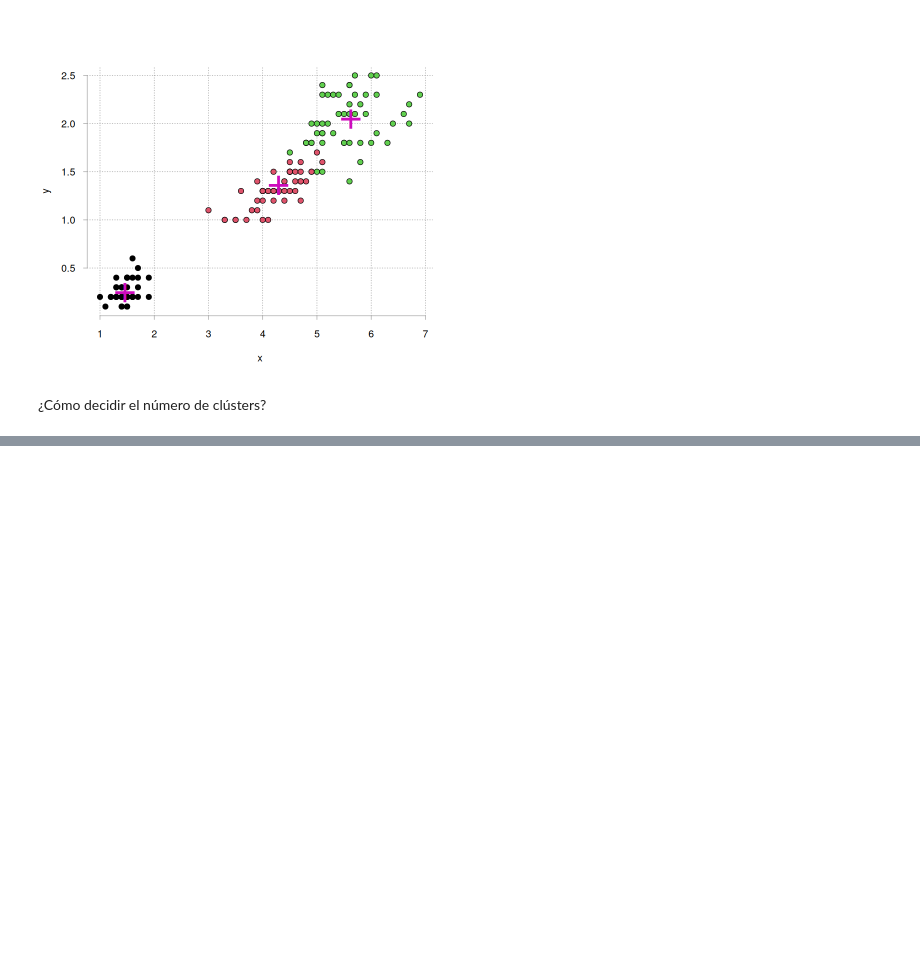
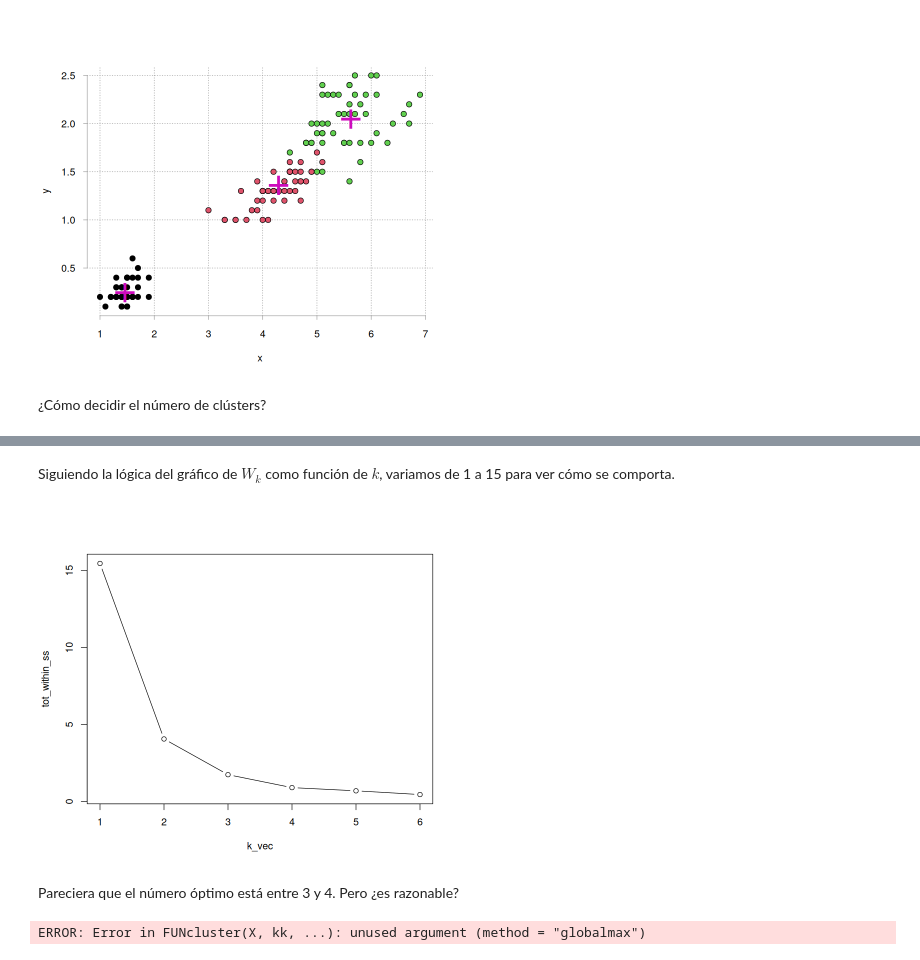
Before and after one commit to jealcalat/Analisis_multivariado-deprecated-, a Jupyter notebook: 5_descomposicion_datos_tecnicas/5.3_analisis_de_cluster.ipynb, the cells around one changed output, grey strips where cells are left out. Cells and saved outputs as stored; diff of their text form; code cells hidden in the pictures; blank space fills up the shorter version.

```diff
--- a/5_descomposicion_datos_tecnicas/5.3_analisis_de_cluster.ipynb
+++ b/5_descomposicion_datos_tecnicas/5.3_analisis_de_cluster.ipynb
@@ -293,0 +318,28 @@ plot(k_vec, tot_within_ss, type = 'b')
+# %% [markdown]
+Siguiendo la lógica del gráfico de $W_k$ como función de $k$, variamos de 1 a 15 para ver cómo se comporta.
+# %%
+k_vec <- 1:6
+
+tot_within_ss <- rep(NA, length(k_vec))
+
+for (i in k_vec) {
+  km_iris <- kmeans(referencia, i, iter.max = 150)
+  tot_within_ss[i] <- km_iris$tot.withinss
+}
+
+plot(k_vec, tot_within_ss, type = 'b')
+# %% [output]
+[figure, added]
+# %% [markdown]
+Pareciera que el número óptimo está entre 3 y 4. Pero ¿es razonable?
+# %%
+library(cluster)
+df_ref <- data.frame(rows = 1:length(referencia), referencia = referencia)
+gap_stat <- clusGap(df_ref, FUN = kmeans, nstart = 25, K.max = 15, B = 100, method = "globalmax")
+# otros métodos disponibles son
+# firstmax: da el k del primer máximo local encontrado
+# Tibs2001SEmax: usa el criterio de Tibshirani et al 2001. Encuentra el k menor
+#                tal que Gap(k) >= Gap(k+1) - SE(k+1), tal que considera el error
+#                (efectivamente el k escogido es mayor que el límite inferior de Gap(k+1))
+# %% [output]
+ERROR: Error in FUNcluster(X, kk, ...): unused argument (method = "globalmax")
```
Also changed, not shown: parts of 22 cells of this notebook, 5 other files.
